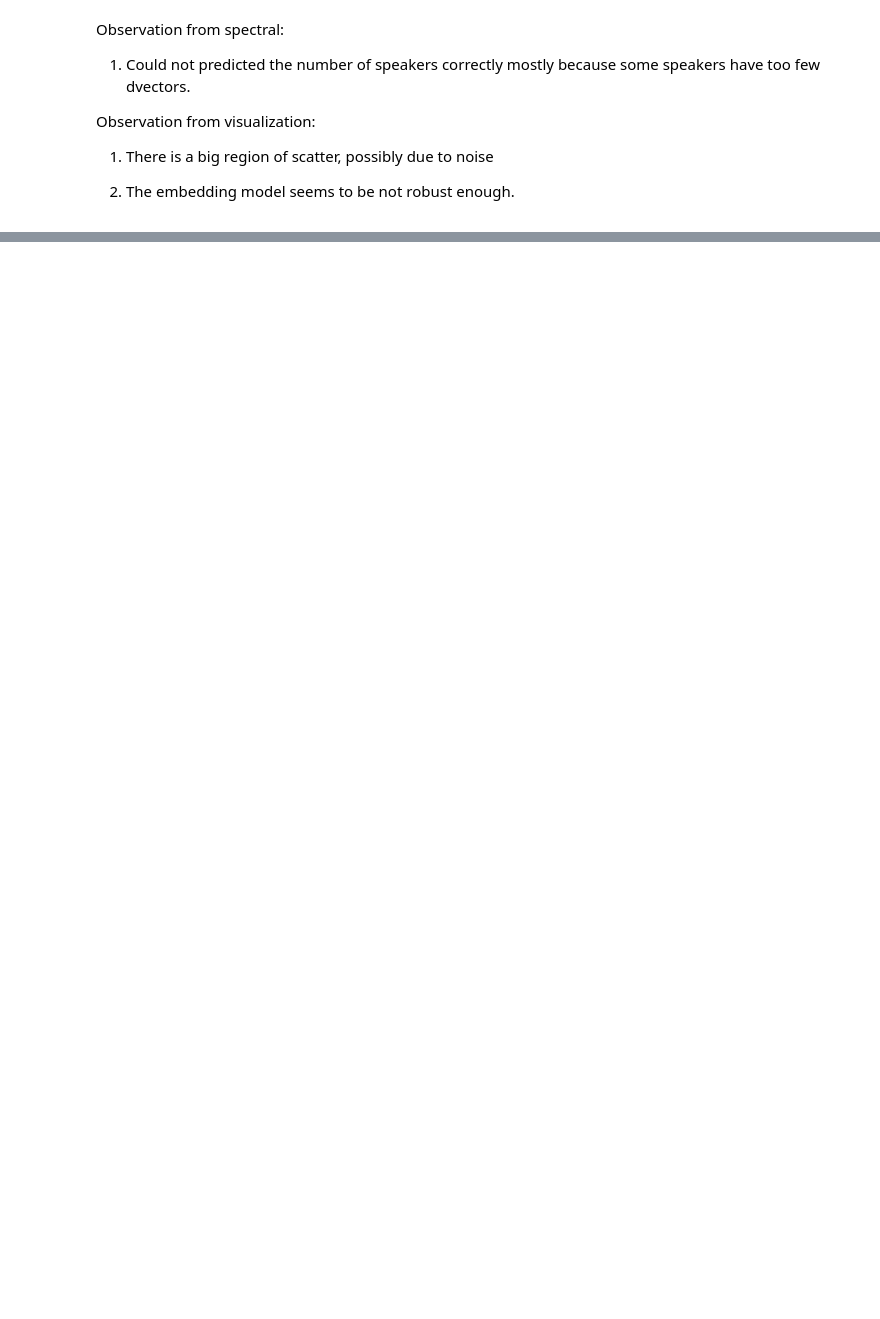
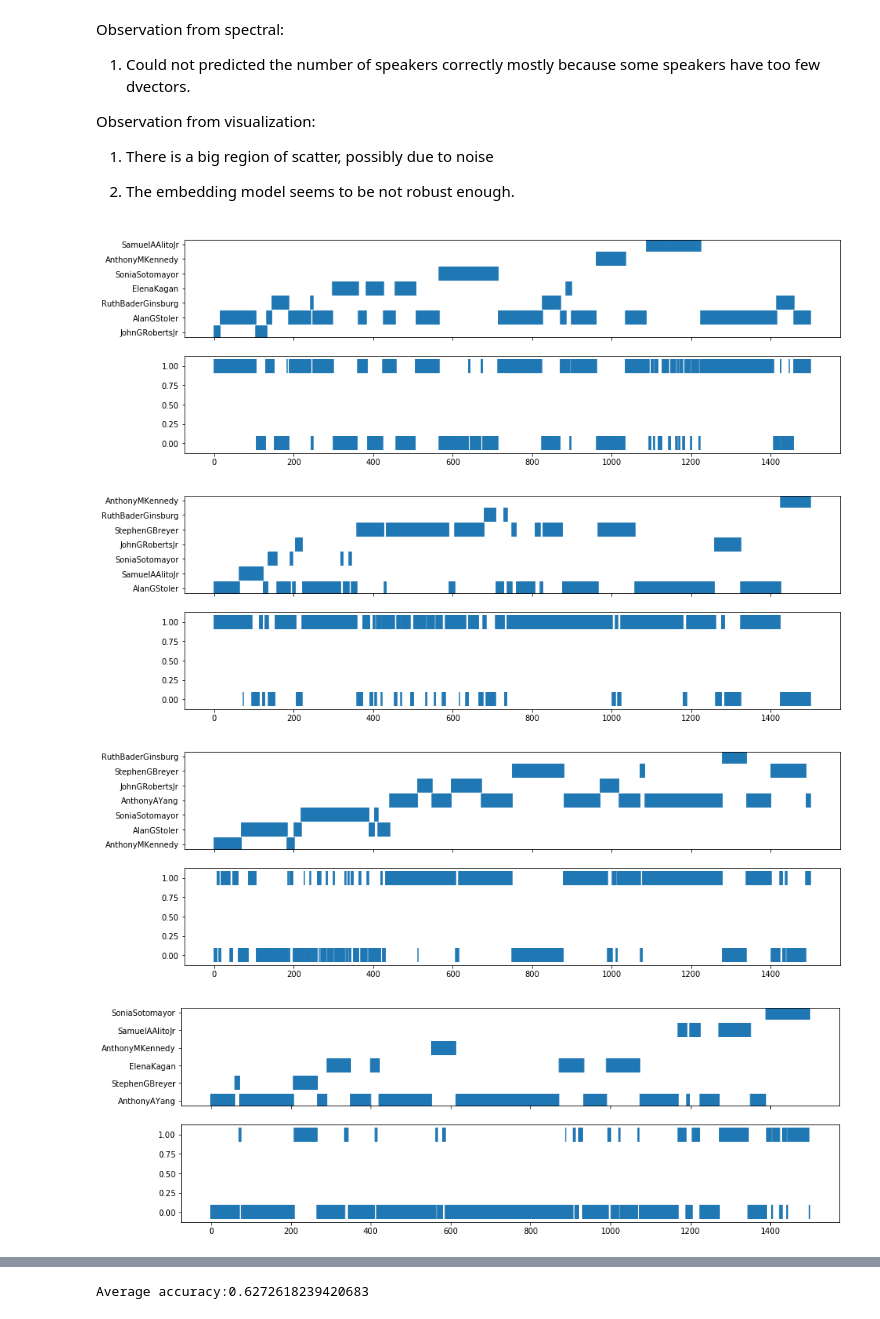
Before and after one commit to Eason6wang/PyTorch_Speaker_Verification, a Jupyter notebook: court_diarization_demo.ipynb, the cells around one changed output, grey strips where cells are left out. Drawn from its saved outputs; the diff is of its cells as text; code cells hidden in the pictures; blank space fills up the shorter version.

```diff
--- a/court_diarization_demo.ipynb
+++ b/court_diarization_demo.ipynb
@@ -305,0 +221,34 @@ vis_file.close()
+# %%
+from multiprocessing import Pool
+test_sequences = np.load('court_test_sequence.npy')
+test_cluster_ids = np.load('court_test_cluster_id.npy')
+test_size = 1500
+test_sequences = np.array([np.array(test_sequences[i:i + test_size]) for i in range(0, len(test_sequences), test_size)])
+test_cluster_ids = [list(test_cluster_ids[i:i + test_size]) for i in range(0,len(test_cluster_ids),test_size)]
+index = 1
+def spectral_para(sequence):
+    clusterer = SpectralClusterer(min_clusters=2,max_clusters=20,p_percentile=p_percentile,gaussian_blur_sigma=2)
+    labels = clusterer.predict(sequence)
+    return labels
+p_percentile = 0.9
+for num in range(10):
+    p_percentile = p_percentile + 0.01*float(num)
+    NUM_PROCESSES = 4
+    pool = Pool(NUM_PROCESSES)
+    results = pool.map(spectral_para, test_sequences)
+    index = 1
+    accuracy_lst = []
+    for true_labels, predicted_labels in zip(test_cluster_ids, results):
+        accuracy = uisrnn.compute_sequence_match_accuracy(list(true_labels), list(predicted_labels))
+        accuracy_lst.append(accuracy)
+        index += 1
+        f, (ax1, ax2) = plt.subplots(2, sharex=True, figsize=(15, 5))
+        ax1.scatter(range(len(true_labels)), true_labels, s=300, marker='|')
+        ax2.scatter(range(len(predicted_labels)), predicted_labels, s=300, marker='|')
+        plt.show()
+    print('Average accuracy:' + str(np.mean(accuracy_lst)))
+# %% [output]
+[figure, added]
+[figure, added]
+[figure, added]
+[figure, added]
@@ -305,0 +257 @@ vis_file.close()
+Average accuracy:0.6272618239420683
```
Also changed, not shown: parts of 12 cells of this notebook, 1 other file.
